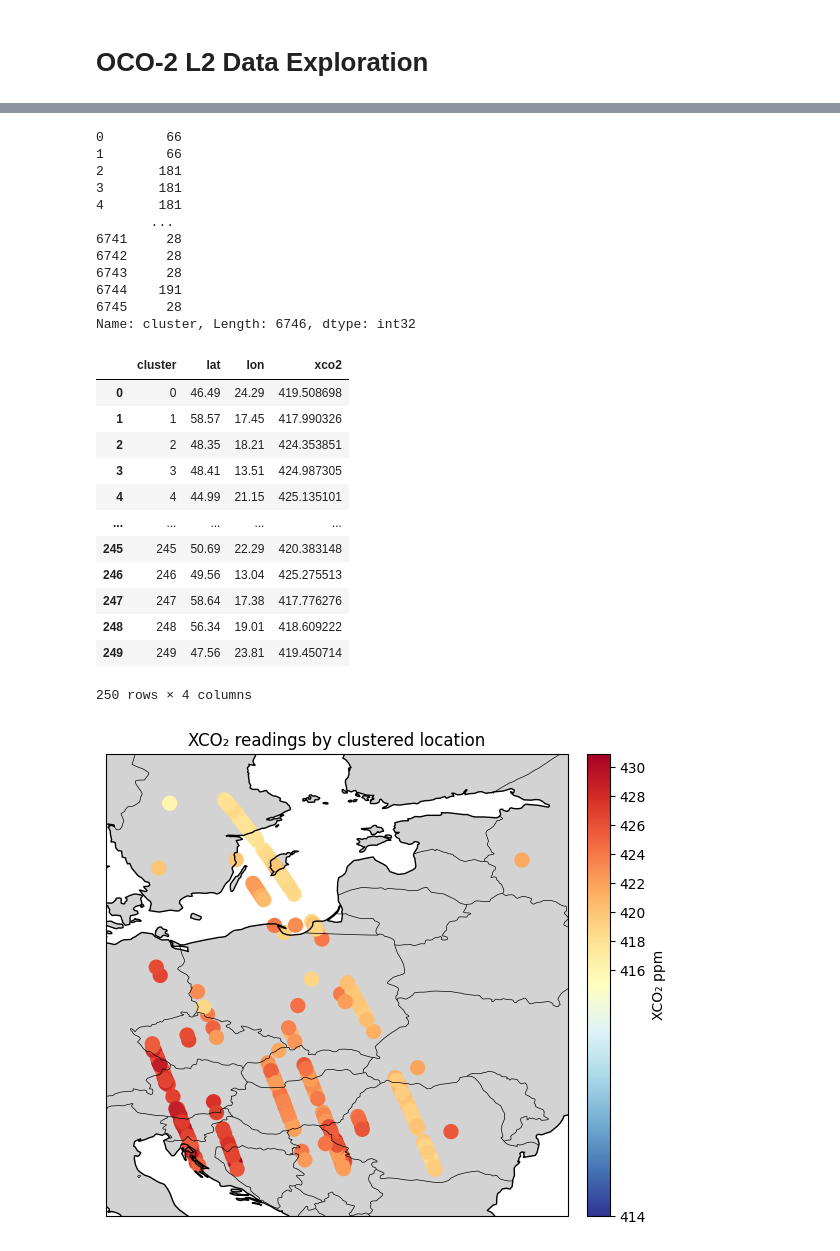
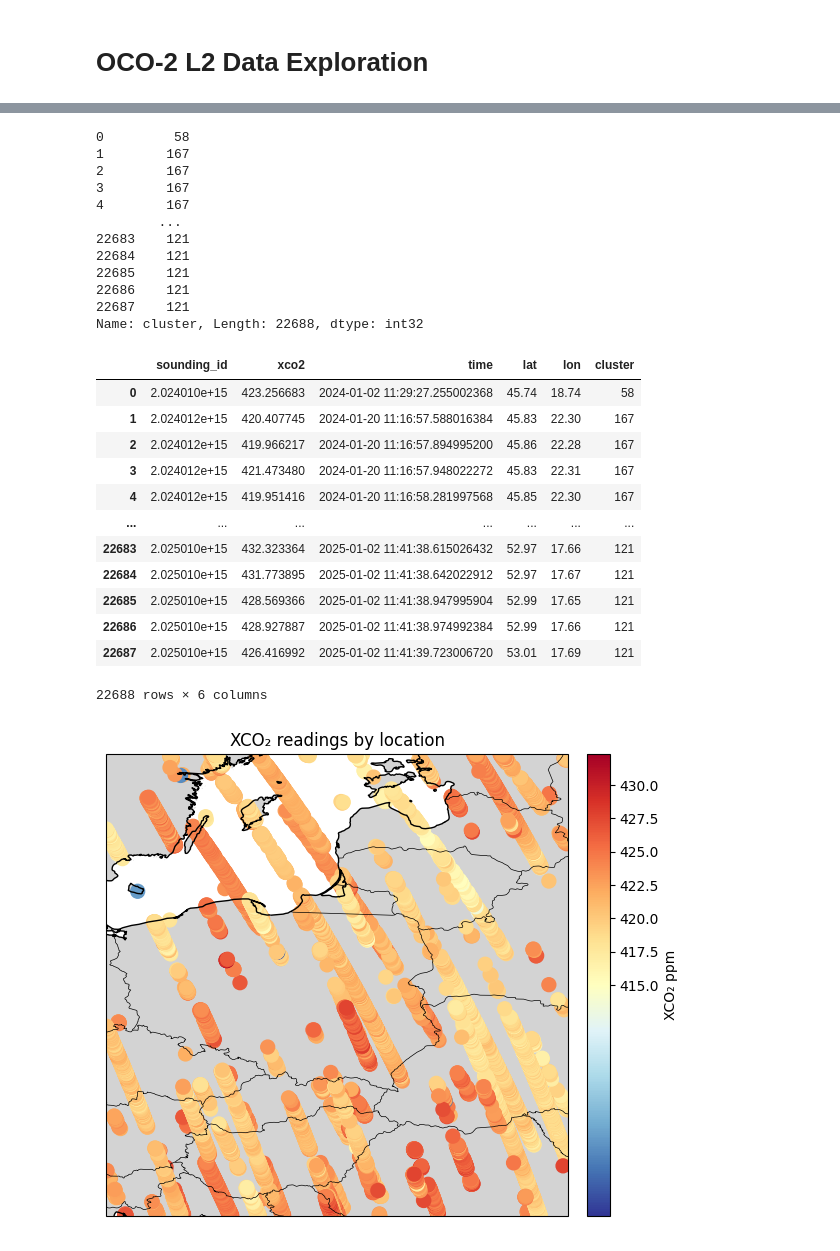
Before and after one commit to ana-sher/climate_analysis, a Jupyter notebook: notebooks/01_data_exploration.ipynb, the cells around one changed output, grey strips where cells are left out. Drawn from its saved outputs; the diff is of its cells as text; code cells hidden in the pictures.

Commit message:
cleaned plotting

```diff
--- a/notebooks/01_data_exploration.ipynb
+++ b/notebooks/01_data_exploration.ipynb
@@ -8,14 +8,14 @@ from data.load import read_remote_co2
 
 lon, lat = get_location()
 
-loc_range = 8
+loc_range = 7
 
 lat_min = lat - loc_range
 lat_max = lat + loc_range
 lon_min = lon - loc_range
 lon_max = lon + loc_range
 
-co2_df = read_remote_co2(2024, lat_min, lat_max, lon_min, lon_max)
+co2_df = read_remote_co2(2024, lat_min, lat_max, lon_min, lon_max, 100)
 co2_df
 # %% [output]
 The autoreload extension is already loaded. To reload it, use:
@@ -46,18 +46,18 @@ df['cluster'] = kmeans.fit_predict(coords)
 
 df['cluster']
 # %% [output]
-0        66
-1        66
-2       181
-3       181
-4       181
-       ...
-6741     28
-6742     28
-6743     28
-6744    191
-6745     28
-Name: cluster, Length: 6746, dtype: int32
+0         58
+1        167
+2        167
+3        167
+4        167
+        ...
+22683    121
+22684    121
+22685    121
+22686    121
+22687    121
+Name: cluster, Length: 22688, dtype: int32
 # %%
 merged = df.groupby(['cluster'], as_index=False).agg({
     'lat': 'mean',
@@ -68,19 +68,19 @@ merged[['lat', 'lon']] = merged[['lat', 'lon']].astype(float).round(2)
 
 merged
 # %% [output]
-|  | cluster | lat | lon | xco2 |
-| 0 | 0 | 46.49 | 24.29 | 419.508698 |
-| 1 | 1 | 58.57 | 17.45 | 417.990326 |
-| 2 | 2 | 48.35 | 18.21 | 424.353851 |
-| 3 | 3 | 48.41 | 13.51 | 424.987305 |
-| 4 | 4 | 44.99 | 21.15 | 425.135101 |
-| ... | ... | ... | ... | ... |
-| 245 | 245 | 50.69 | 22.29 | 420.383148 |
-| 246 | 246 | 49.56 | 13.04 | 425.275513 |
-| 247 | 247 | 58.64 | 17.38 | 417.776276 |
-| 248 | 248 | 56.34 | 19.01 | 418.609222 |
-| 249 | 249 | 47.56 | 23.81 | 419.450714 |
+|  | sounding_id | xco2 | time | lat | lon | cluster |
+| 0 | 2.024010e+15 | 423.256683 | 2024-01-02 11:29:27.255002368 | 45.74 | 18.74 | 58 |
+| 1 | 2.024012e+15 | 420.407745 | 2024-01-20 11:16:57.588016384 | 45.83 | 22.30 | 167 |
+| 2 | 2.024012e+15 | 419.966217 | 2024-01-20 11:16:57.894995200 | 45.86 | 22.28 | 167 |
+| 3 | 2.024012e+15 | 421.473480 | 2024-01-20 11:16:57.948022272 | 45.83 | 22.31 | 167 |
+| 4 | 2.024012e+15 | 419.951416 | 2024-01-20 11:16:58.281997568 | 45.85 | 22.30 | 167 |
+| ... | ... | ... | ... | ... | ... | ... |
+| 22683 | 2.025010e+15 | 432.323364 | 2025-01-02 11:41:38.615026432 | 52.97 | 17.66 | 121 |
+| 22684 | 2.025010e+15 | 431.773895 | 2025-01-02 11:41:38.642022912 | 52.97 | 17.67 | 121 |
+| 22685 | 2.025010e+15 | 428.569366 | 2025-01-02 11:41:38.947995904 | 52.99 | 17.65 | 121 |
+| 22686 | 2.025010e+15 | 428.927887 | 2025-01-02 11:41:38.974992384 | 52.99 | 17.66 | 121 |
+| 22687 | 2.025010e+15 | 426.416992 | 2025-01-02 11:41:39.723006720 | 53.01 | 17.69 | 121 |
-250 rows × 4 columns
+22688 rows × 6 columns
 # %%
 import matplotlib.pyplot as plt
 import matplotlib.colors as mcolors
@@ -92,34 +92,34 @@ min = merged['xco2'].min() if merged['xco2'].min() < baseline else baseline - 1
 norm = mcolors.TwoSlopeNorm(
     vmin=min,
     vcenter=baseline,
     vmax=merged['xco2'].max()
 )
 
 fig = plt.figure(figsize=(12,6))
 ax = plt.axes(projection=ccrs.PlateCarree())
 ax.set_extent([
-    merged['lon'].min() - 2, merged['lon'].max() + 2,
-    merged['lat'].min() - 2, merged['lat'].max() + 2
+    merged['lon'].min(), merged['lon'].max(),
+    merged['lat'].min(), merged['lat'].max()
 ], crs=ccrs.PlateCarree())
 
 ax.coastlines()
 ax.add_feature(cfeature.BORDERS, linewidth=0.5)
 ax.add_feature(cfeature.LAND, facecolor='lightgray')
 
 sc = ax.scatter(
     merged['lon'],
     merged['lat'],
     c=merged['xco2'],
     s=100,
     cmap='RdYlBu_r',
     norm=norm,
     transform=ccrs.PlateCarree()
 )
 
 cbar = plt.colorbar(sc, ax=ax, orientation='vertical', pad=0.02, label='XCO₂ ppm')
 
-plt.title('XCO₂ readings by clustered location')
+plt.title('XCO₂ readings by location')
 
 plt.show()
 # %% [output]
-[figure, old version]
+[figure, new version]
```
Also changed, not shown: parts of 7 cells of this notebook, 5 other files.
